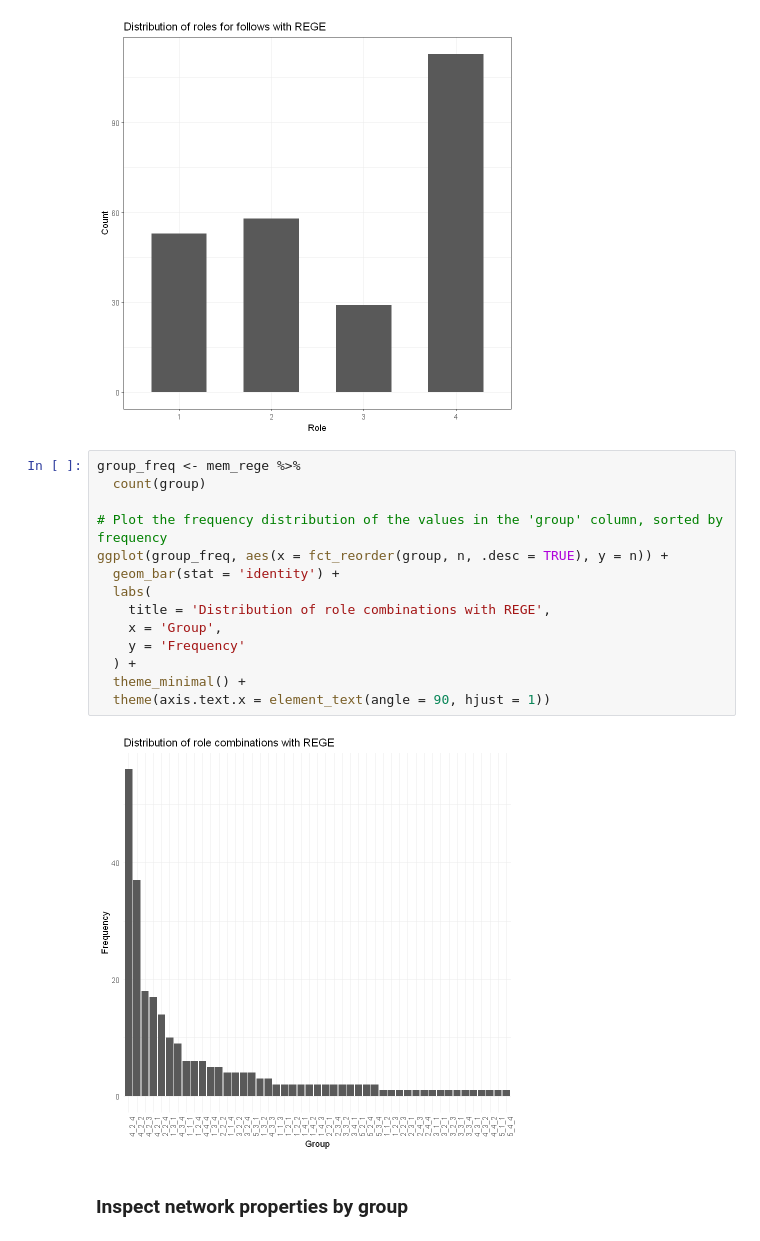
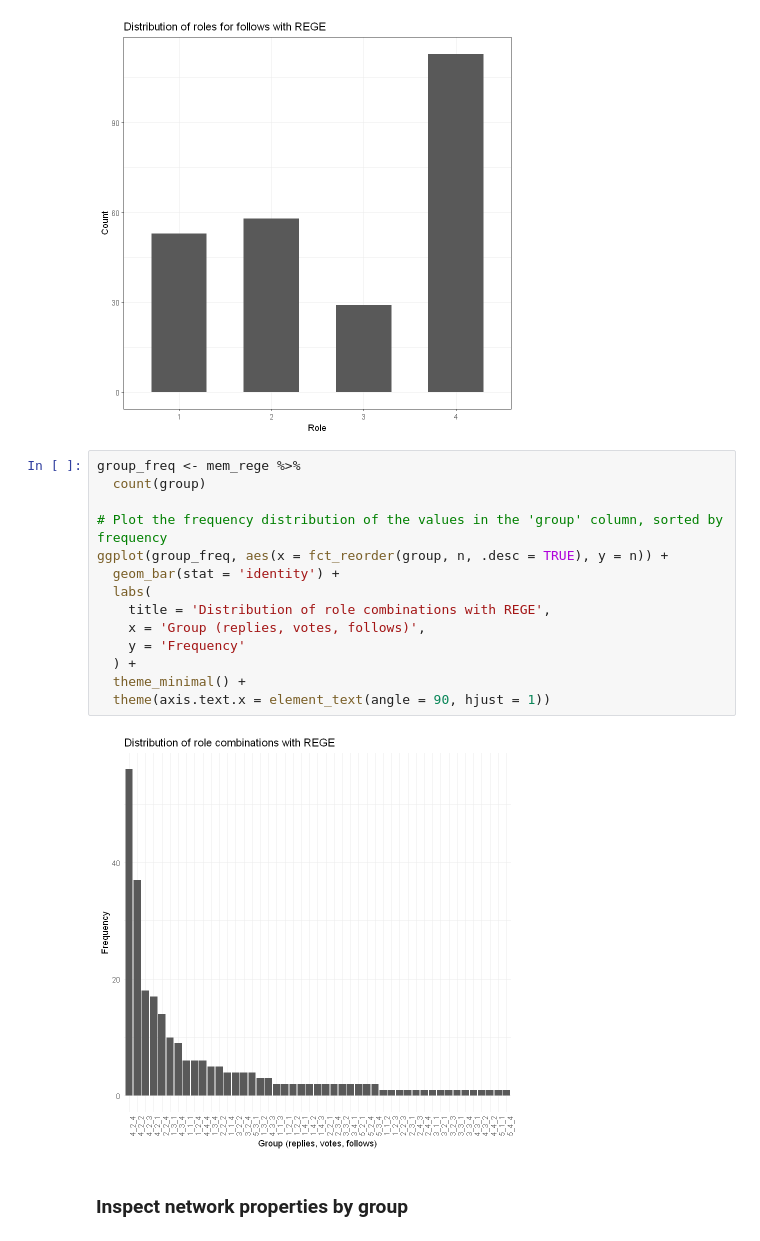
Before and after one commit to babiyivan/network-role-mining, a Jupyter notebook: role_interpretation.ipynb, the cells around one changed output. Drawn from its saved outputs; the diff is of its cells as text.

Commit message:
improved plots

```diff
--- a/role_interpretation.ipynb
+++ b/role_interpretation.ipynb
@@ -297,19 +268,19 @@ Saving 6.67 x 6.67 in image
 # %%
 group_freq <- mem_rege %>%
   count(group)
 
 # Plot the frequency distribution of the values in the 'group' column, sorted by frequency
 ggplot(group_freq, aes(x = fct_reorder(group, n, .desc = TRUE), y = n)) +
   geom_bar(stat = 'identity') +
   labs(
     title = 'Distribution of role combinations with REGE',
-    x = 'Group',
+    x = 'Group (replies, votes, follows)',
     y = 'Frequency'
   ) +
   theme_minimal() +
   theme(axis.text.x = element_text(angle = 90, hjust = 1))
 # %% [output]
-[figure, old version]
+[figure, new version]
 # %% [markdown]
 ### Inspect network properties by group
 # %% [markdown]
```
Also changed, not shown: parts of 5 cells of this notebook.
